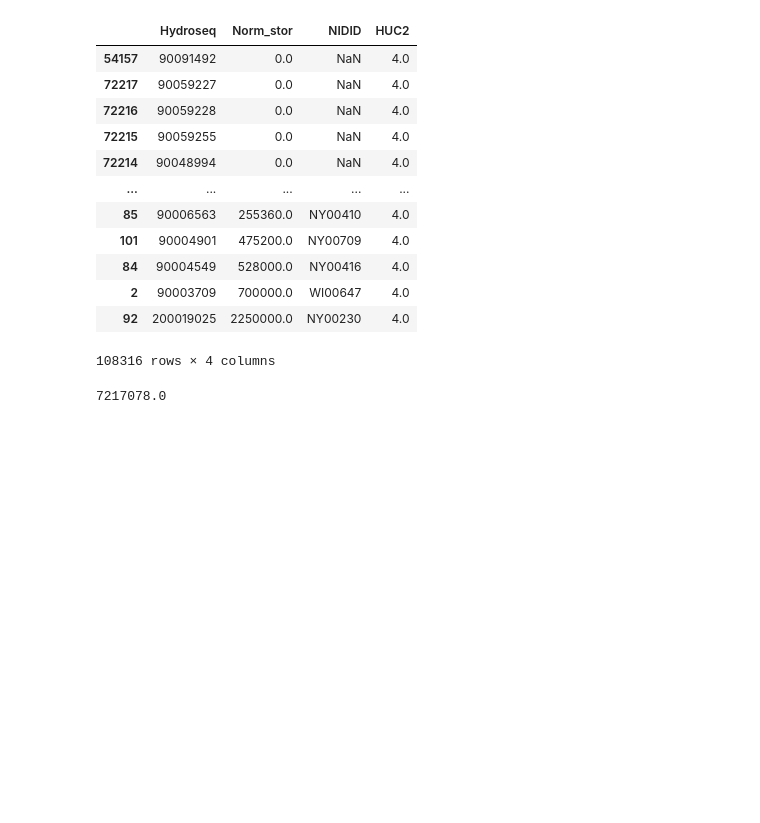
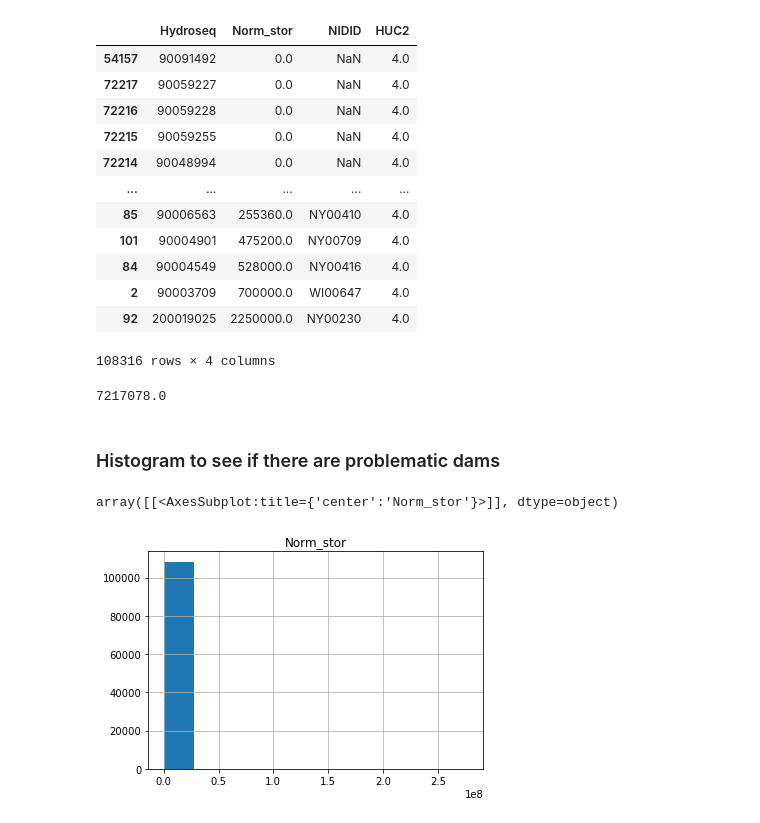
Before and after one commit to rspinti/River_bifurcation, a Jupyter notebook: archive/Rachel_testing/analysis_testing/analysis_testing.ipynb, the cells around one changed output. Drawn from its saved outputs; the diff is of its cells as text; code cells hidden in the pictures; blank space fills up the shorter version.

```diff
--- a/archive/Rachel_testing/analysis_testing/analysis_testing.ipynb
+++ b/archive/Rachel_testing/analysis_testing/analysis_testing.ipynb
@@ -602,3 +603,10 @@ glg.sort_values('Norm_stor')
 glg.Norm_stor.sum()
 # %% [output]
 7217078.0
+# %% [markdown]
+### Histogram to see if there are problematic dams
+# %%
+great_lakes.hist("Norm_stor")
+# %% [output]
+array([[<AxesSubplot:title={'center':'Norm_stor'}>]], dtype=object)
+[figure, added]
```
Also changed, not shown: parts of 10 cells of this notebook, 4 other files.
